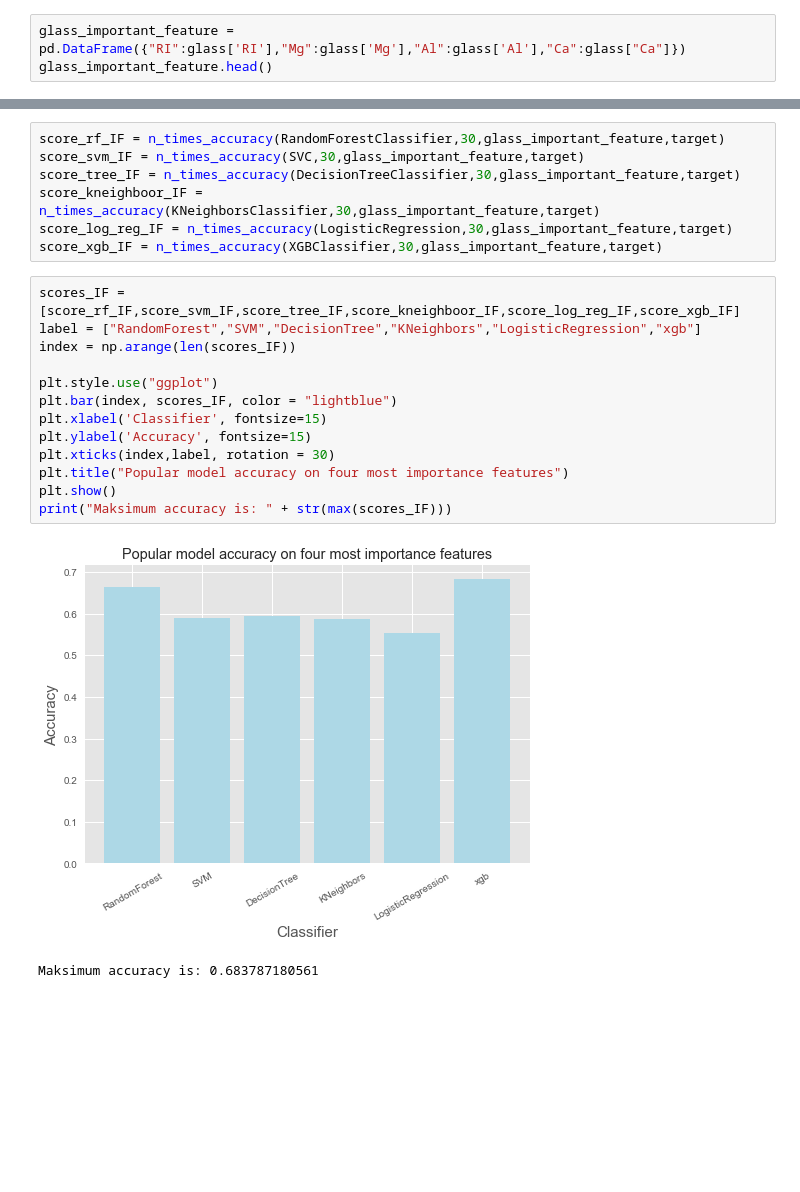
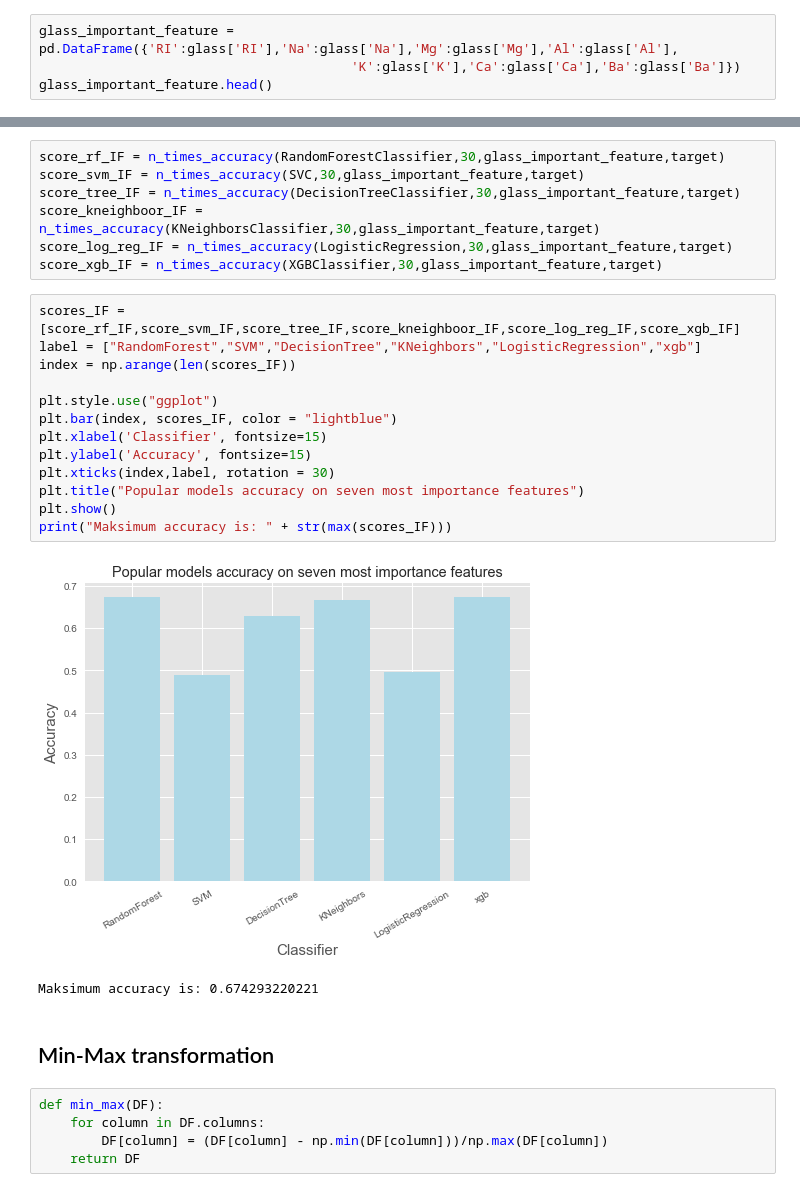
Before and after one commit to danielponikowski/Python, a Jupyter notebook: GlassDataset.ipynb, the cells around one changed output, grey strips where cells are left out. Drawn from its saved outputs; the diff is of its cells as text; blank space fills up the shorter version.

```diff
--- a/GlassDataset.ipynb
+++ b/GlassDataset.ipynb
@@ -196,5 +187,6 @@ print("We try use only RI, MG, Al and Ca columns.")
 We try use only RI, MG, Al and Ca columns.
 # %%
-glass_important_feature = pd.DataFrame({"RI":glass['RI'],"Mg":glass['Mg'],"Al":glass['Al'],"Ca":glass["Ca"]})
+glass_important_feature = pd.DataFrame({'RI':glass['RI'],'Na':glass['Na'],'Mg':glass['Mg'],'Al':glass['Al'],
+                                        'K':glass['K'],'Ca':glass['Ca'],'Ba':glass['Ba']})
 glass_important_feature.head()
 # %% [output]
@@ -216,16 +208,23 @@ score_xgb_IF = n_times_accuracy(XGBClassifier,30,glass_important_feature,target)
 # %%
 scores_IF = [score_rf_IF,score_svm_IF,score_tree_IF,score_kneighboor_IF,score_log_reg_IF,score_xgb_IF]
 label = ["RandomForest","SVM","DecisionTree","KNeighbors","LogisticRegression","xgb"]
 index = np.arange(len(scores_IF))
 
 plt.style.use("ggplot")
 plt.bar(index, scores_IF, color = "lightblue")
 plt.xlabel('Classifier', fontsize=15)
 plt.ylabel('Accuracy', fontsize=15)
 plt.xticks(index,label, rotation = 30)
-plt.title("Popular model accuracy on four most importance features")
+plt.title("Popular models accuracy on seven most importance features")
 plt.show()
 print("Maksimum accuracy is: " + str(max(scores_IF)))
 # %% [output]
-[figure, old version]
+[figure, new version]
-Maksimum accuracy is: 0.683787180561
+Maksimum accuracy is: 0.674293220221
+# %% [markdown]
+## Min-Max transformation
+# %%
+def min_max(DF):
+    for column in DF.columns:
+        DF[column] = (DF[column] - np.min(DF[column]))/np.max(DF[column])
+    return DF
```
Also changed, not shown: parts of 38 cells of this notebook, 1 other file.
